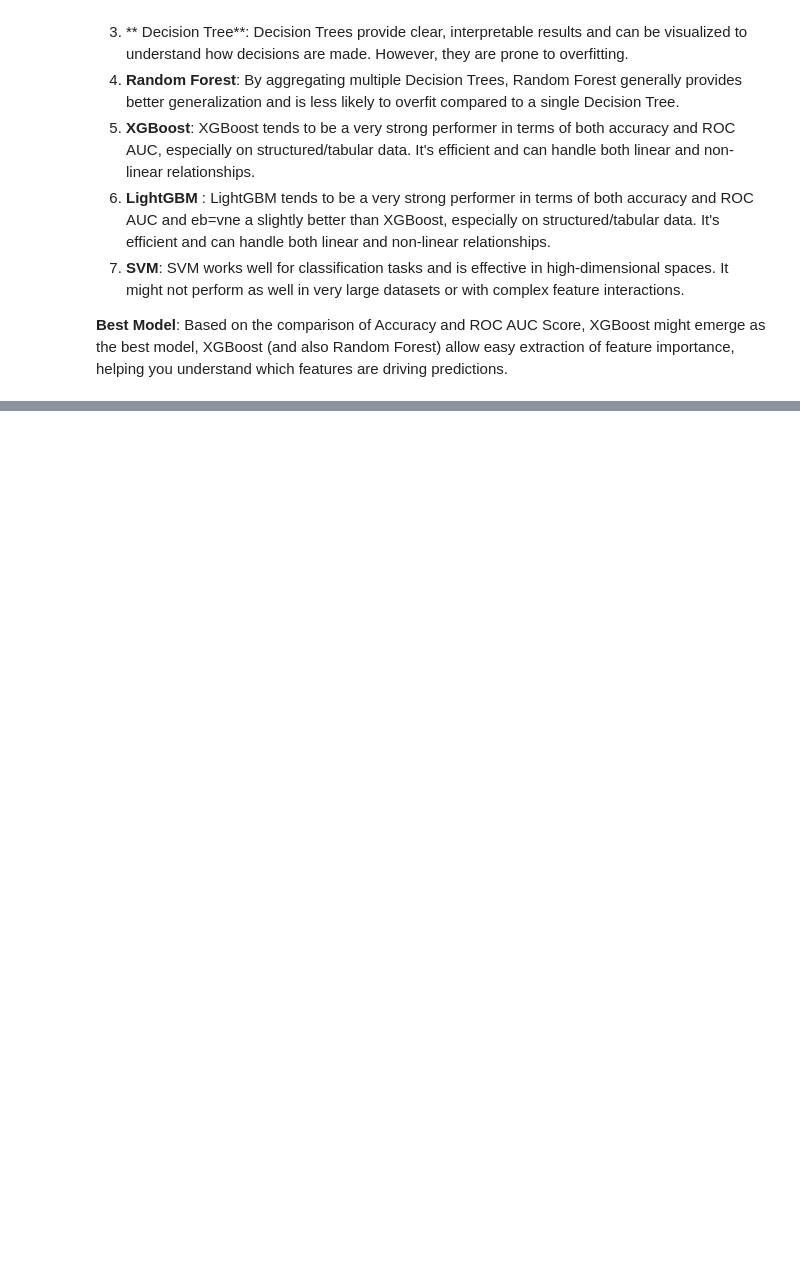
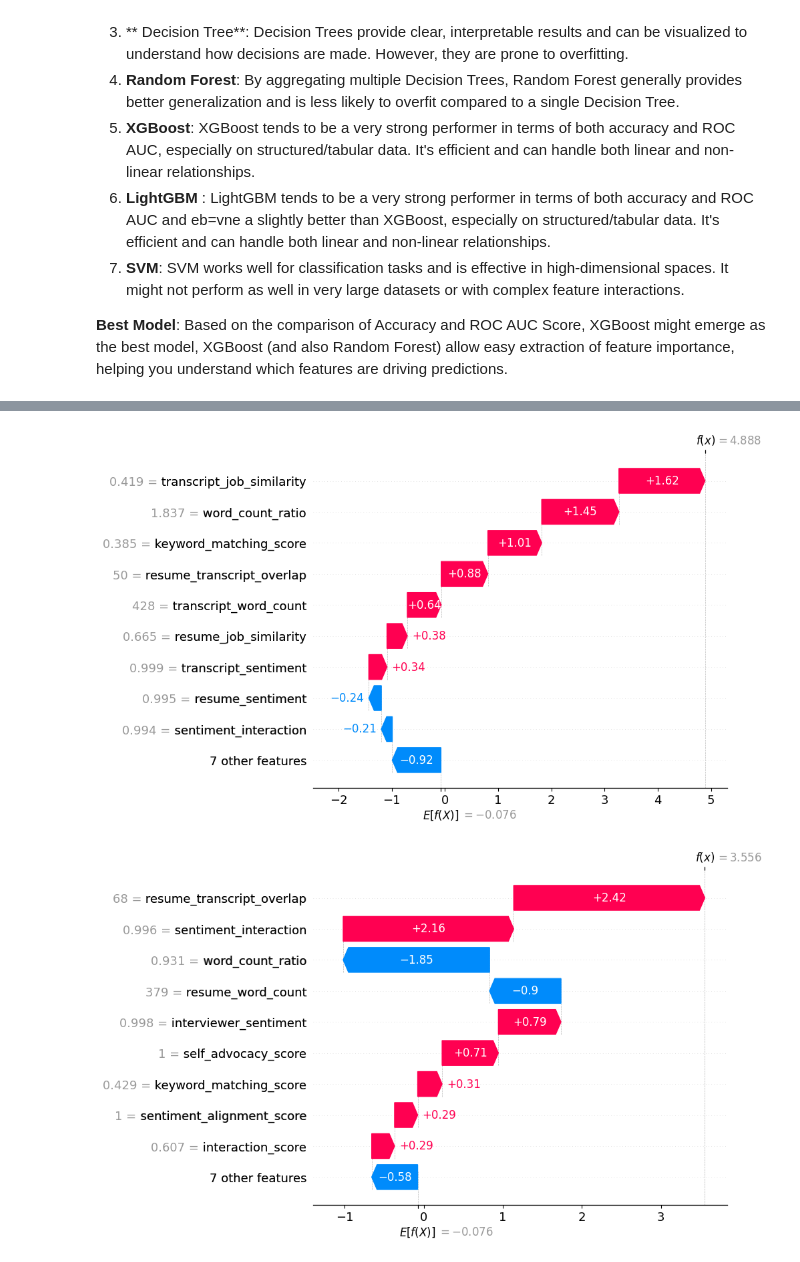
Before and after one commit to RohithMacharla11/-AI-Driven-Recruitment-Pipeline, a Jupyter notebook: Exploratory_Data_Analysis.ipynb, the cells around one changed output, grey strips where cells are left out. Saved outputs shown, nothing was run; the diff lists cells and outputs as text; code cells hidden in the pictures; blank space fills up the shorter version.

```diff
--- a/Exploratory_Data_Analysis.ipynb
+++ b/Exploratory_Data_Analysis.ipynb
@@ -1307,0 +1349,46 @@ plt.show()
+# %%
+import shap
+
+# Verify and extract SHAP values and base values
+if isinstance(explainer.expected_value, list):
+    base_value = explainer.expected_value[1]  # Base value for the positive class
+else:
+    base_value = explainer.expected_value  # For models with a single output
+
+if isinstance(shap_values, list):
+    shap_values_class = shap_values[1]  # SHAP values for the positive class
+else:
+    shap_values_class = shap_values  # For models with a single output
+
+# Low prediction example
+shap.waterfall_plot(
+    shap.Explanation(
+        base_values=base_value,
+        values=shap_values_class[0],
+        feature_names=X_test.columns,
+        data=X_test.iloc[0],
+    )
+)
+
+# Medium prediction example
+shap.waterfall_plot(
+    shap.Explanation(
+        base_values=base_value,
+        values=shap_values_class[len(X_test) // 2],
+        feature_names=X_test.columns,
+        data=X_test.iloc[len(X_test) // 2],
+    )
+)
+
+# High prediction example
+shap.waterfall_plot(
+    shap.Explanation(
+        base_values=base_value,
+        values=shap_values_class[-1],
+        feature_names=X_test.columns,
+        data=X_test.iloc[-1],
+    )
+)
+# %% [output]
+[figure, added]
+[figure, added]
```
Also changed, not shown: parts of 19 cells of this notebook.
